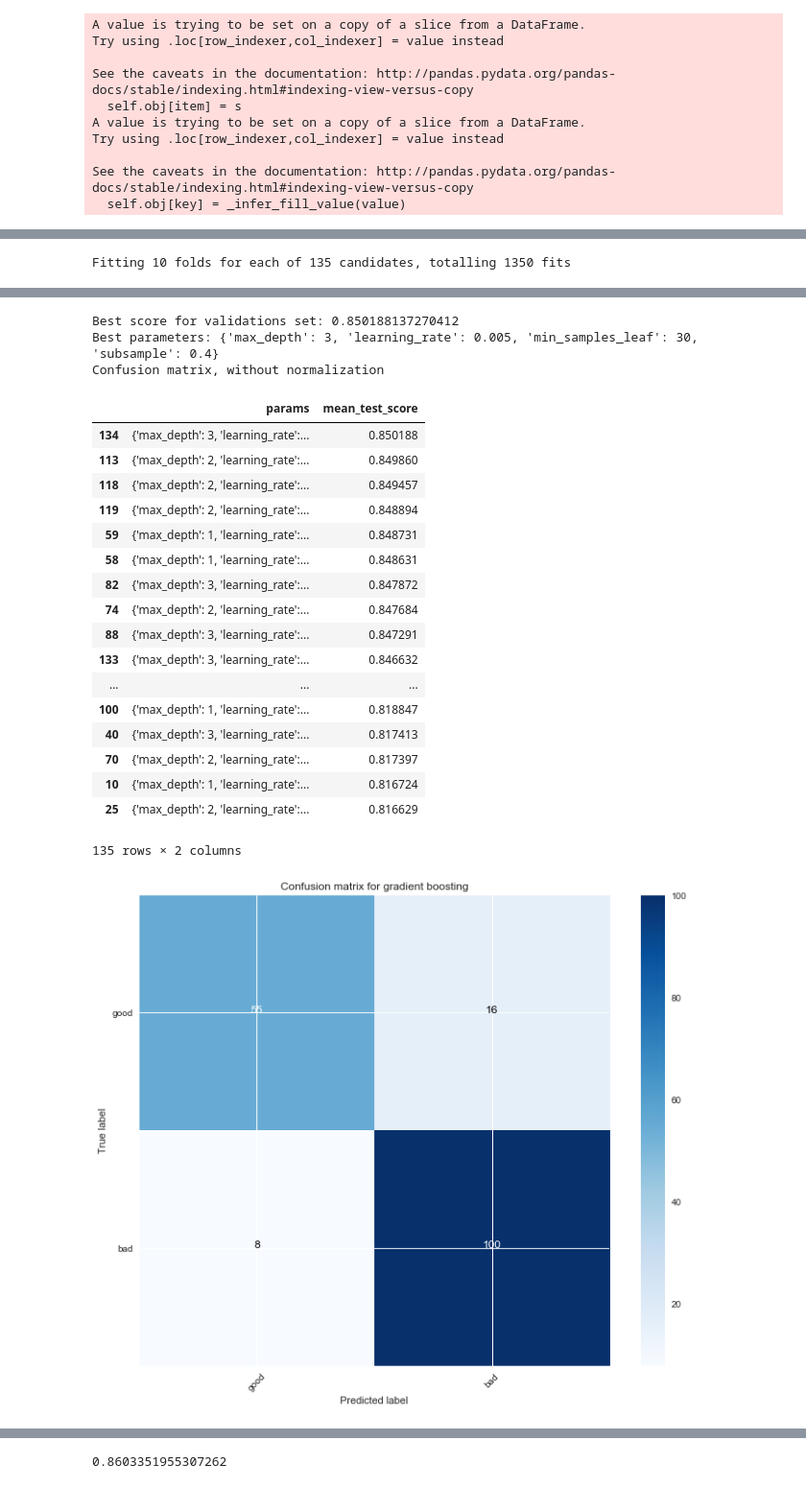
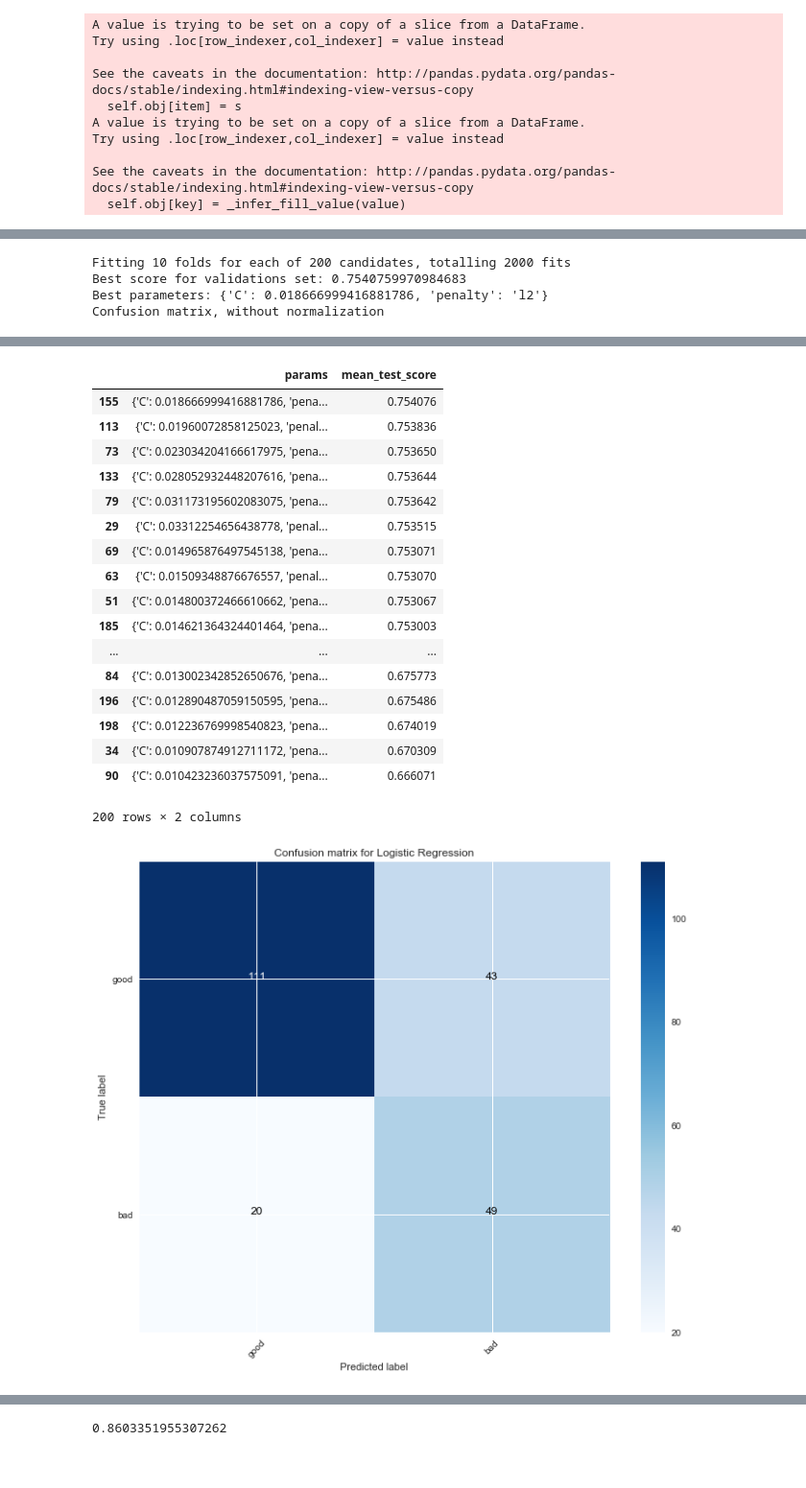
Before and after one commit to sdot08/Optimization-of-Responsive-Neurostimulation-RNS-Therapy-through-Data-Mining-Approaches, a Jupyter notebook: src/ML part.ipynb, the cells around one changed output, grey strips where cells are left out. Shown: that part at 96% size. Drawn from its saved outputs; the diff is of its cells as text; code cells hidden in the pictures.

Commit message:
finish cutting the first n seconds of the eeg segments of patient 229 and run machine learning on the data

```diff
--- a/src/ML part.ipynb
+++ b/src/ML part.ipynb
@@ -44,7 +44,7 @@ pd.set_option('display.max_colwidth', -1)
 n_classifier = 7
 # %%
 p231, p222_1, p222_2, p222_3, p229 = modules.build_patients()
-pat_list = [p231, p222_1, p222_2, p222_3]
+pat_list = [p231, p222_1, p222_2, p222_3, p229]
 for pat in pat_list:
     JJ.save_object(pat, '../patients/' + pat.id +'.p')
 # %% [output]
@@ -63,5 +63,10 @@ col_rs = hp.col_rs
 col_es = hp.col_es
 col_le = hp.col_le
 
-p231, p222_1, p222_2, p222_3 = pickle.load(open(hp.prepath_pat + "231.p", "rb" )),pickle.load(open(hp.prepath_pat + "222_1.p", "rb" )), pickle.load(open(hp.prepath_pat + "222_2.p", "rb" )), pickle.load(open(hp.prepath_pat + "222_3.p", "rb" ))
+p231, p222_1, p222_2, p222_3, p229 = \
+pickle.load(open(hp.prepath_pat + "231.p", "rb" )),\
+pickle.load(open(hp.prepath_pat + "222_1.p", "rb" )), \
+pickle.load(open(hp.prepath_pat + "222_2.p", "rb" )), \
+pickle.load(open(hp.prepath_pat + "222_3.p", "rb" )),\
+pickle.load(open(hp.prepath_pat + "229.p", "rb" ))
 # %%
@@ -182,8 +187,11 @@ def parameter_tuning(pat, X_train, X_test, y_train, y_test, classifier, C_range_
         pat.score[classifier] = clf_grid.best_score_
         pat.params[classifier] = clf_grid.best_params_
 # %%
-X_train, X_test, y_train, y_test = modules.get_ml_data(p222_1, if_remove_icd = 0, if_remove_sleep=1)
-parameter_tuning(p222_1,X_train, X_test, y_train, y_test,7, C_range_num = 100,
+X_train, X_test, y_train, y_test = modules.get_ml_data(p229, if_remove_icd = 0, if_remove_sleep=1)
+parameter_tuning(p229,X_train, X_test, y_train, y_test,1, C_range_num = 100,
                      nfold = 10, if_save = 0, if_show = 1)
 # %% [output]
-Fitting 10 folds for each of 135 candidates, totalling 1350 fits
+Fitting 10 folds for each of 200 candidates, totalling 2000 fits
+Best score for validations set: 0.7540759970984683
+Best parameters: {'C': 0.018666999416881786, 'penalty': 'l2'}
+Confusion matrix, without normalization
@@ -191,22 +199,19 @@ Fitting 10 folds for each of 135 candidates, totalling 1350 fits
+|  | params | mean_test_score |
+| 155 | {'C': 0.018666999416881786, 'pena... | 0.754076 |
+| 113 | {'C': 0.01960072858125023, 'penal... | 0.753836 |
+| 73 | {'C': 0.023034204166617975, 'pena... | 0.753650 |
+| 133 | {'C': 0.028052932448207616, 'pena... | 0.753644 |
+| 79 | {'C': 0.031173195602083075, 'pena... | 0.753642 |
+| 29 | {'C': 0.03312254656438778, 'penal... | 0.753515 |
+| 69 | {'C': 0.014965876497545138, 'pena... | 0.753071 |
+| 63 | {'C': 0.01509348876676557, 'penal... | 0.753070 |
+| 51 | {'C': 0.014800372466610662, 'pena... | 0.753067 |
+| 185 | {'C': 0.014621364324401464, 'pena... | 0.753003 |
+| ... | ... | ... |
+| 84 | {'C': 0.013002342852650676, 'pena... | 0.675773 |
+| 196 | {'C': 0.012890487059150595, 'pena... | 0.675486 |
+| 198 | {'C': 0.012236769998540823, 'pena... | 0.674019 |
+| 34 | {'C': 0.010907874912711172, 'pena... | 0.670309 |
+| 90 | {'C': 0.010423236037575091, 'pena... | 0.666071 |
-Best score for validations set: 0.850188137270412
-Best parameters: {'max_depth': 3, 'learning_rate': 0.005, 'min_samples_leaf': 30, 'subsample': 0.4}
-Confusion matrix, without normalization
+200 rows × 2 columns
-|  | params | mean_test_score |
-| 134 | {'max_depth': 3, 'learning_rate':... | 0.850188 |
-| 113 | {'max_depth': 2, 'learning_rate':... | 0.849860 |
-| 118 | {'max_depth': 2, 'learning_rate':... | 0.849457 |
-| 119 | {'max_depth': 2, 'learning_rate':... | 0.848894 |
-| 59 | {'max_depth': 1, 'learning_rate':... | 0.848731 |
-| 58 | {'max_depth': 1, 'learning_rate':... | 0.848631 |
-| 82 | {'max_depth': 3, 'learning_rate':... | 0.847872 |
-| 74 | {'max_depth': 2, 'learning_rate':... | 0.847684 |
-| 88 | {'max_depth': 3, 'learning_rate':... | 0.847291 |
-| 133 | {'max_depth': 3, 'learning_rate':... | 0.846632 |
-| ... | ... | ... |
-| 100 | {'max_depth': 1, 'learning_rate':... | 0.818847 |
-| 40 | {'max_depth': 3, 'learning_rate':... | 0.817413 |
-| 70 | {'max_depth': 2, 'learning_rate':... | 0.817397 |
-| 10 | {'max_depth': 1, 'learning_rate':... | 0.816724 |
-| 25 | {'max_depth': 2, 'learning_rate':... | 0.816629 |
-135 rows × 2 columns
-[figure, old version]
+[figure, new version]
```
Also changed, not shown: parts of 7 cells of this notebook, 23 other files.
